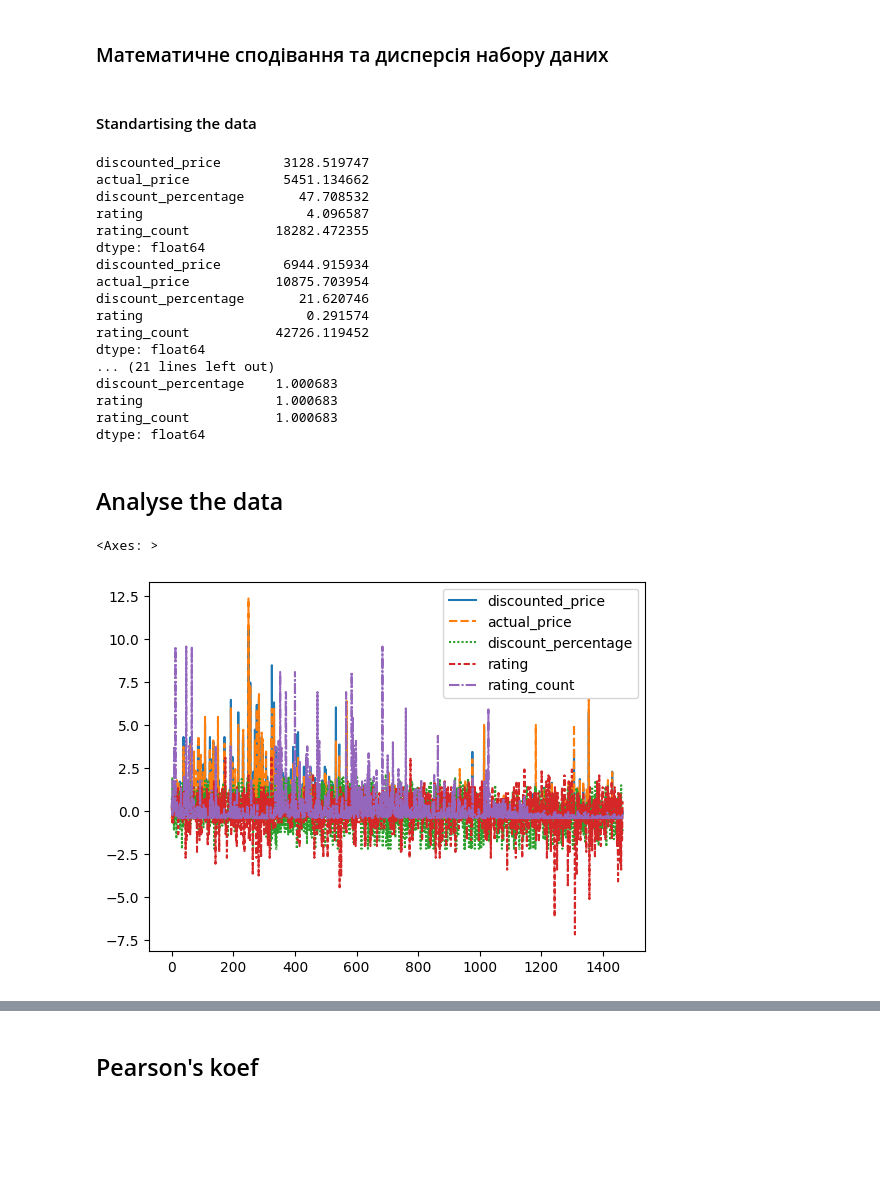
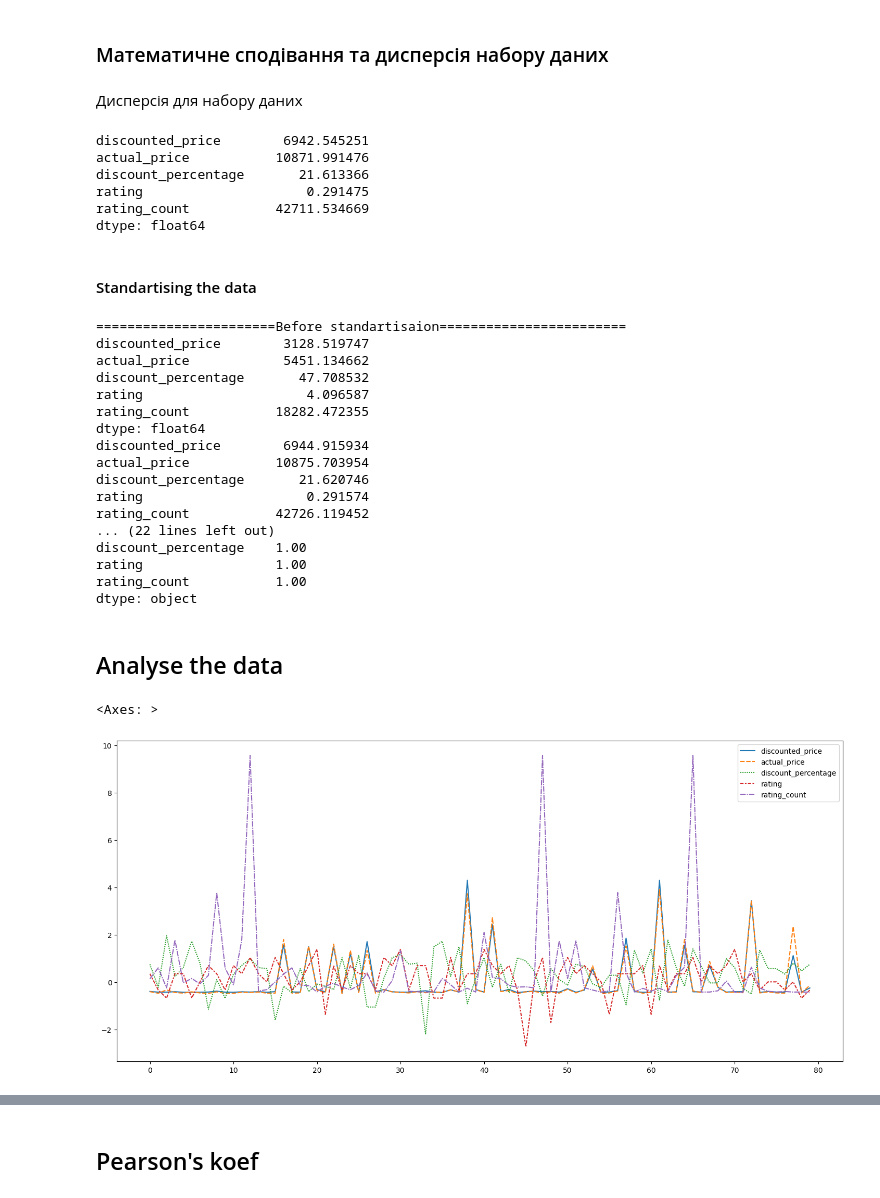
Before and after one commit to JavaConterry/SpecProg-DS-DA, a Jupyter notebook: Course Project/Amazon Sales Analysis.ipynb, the cells around one changed output, grey strips where cells are left out. Drawn from its saved outputs; the diff is of its cells as text; code cells hidden in the pictures; blank space fills up the shorter version.

```diff
--- a/Course Project/Amazon Sales Analysis.ipynb
+++ b/Course Project/Amazon Sales Analysis.ipynb
@@ -5,6 +5,7 @@ import pandas as pd
 import math
 # %%
 df = pd.read_csv("amazon.csv")
+df['category'] = df['category'].str.split('|').str[1]
 print(df)
 # %% [output]
       product_id                                       product_name  \
@@ -40,6 +42,6 @@ True
 df = df.fillna(method="bfill")
 # %%
-num_df = df.iloc[:, 3:8]
+num_df = df.iloc[:, 2:8]
 spec_idx = num_df[num_df['rating'] == "|"].index[0]
 num_df.iloc[spec_idx] = num_df.iloc[spec_idx-1]
 num_df
@@ -121,16 +122,28 @@ df_ten.style.pipe(min_max_style)
 # %% [markdown]
 ### Математичне сподівання та дисперсія набору даних
+# %% [markdown]
+Дисперсія для набору даних
+# %%
+def mean(df_col):
+    return df_col.sum()/len(df_col)
+def standart_diviation(df_col):   # <--- Dispersion
+    mean_f = mean(df_col)
+    sum_of_the_squered_differences = 0
+    for i in range(len(df_col)):
+        sum_of_the_squered_differences += (df_col[i]-mean_f)**2
+    return math.sqrt(sum_of_the_squered_differences/len(df_col))
+
+num_df.iloc[:,1:].apply(standart_diviation)
+# %% [output]
+discounted_price        6942.545251
+actual_price           10871.991476
+discount_percentage       21.613366
+rating                     0.291475
+rating_count           42711.534669
+dtype: float64
 # %% [markdown]
 #### Standartising the data
 # %%
-def mean(df_col):
-    return df_col.sum()/len(df_col)
-def standart_diviation(df_col):
-    mean_f = mean(df_col)
-    sum_of_the_squered_differences = 0
-    for i in range(len(df_col)):
-        sum_of_the_squered_differences += (df_col[i]-mean_f)**2
-    return math.sqrt(sum_of_the_squered_differences/len(df_col))
 def standartise(df_column):
     return (df_column-mean(df_column)) / standart_diviation(df_column)
 
@@ -141,14 +154,17 @@ std_num_df ['rating'] = standartise(num_df['rating'])
 std_num_df ['discount_percentage'] = standartise(num_df['discount_percentage'])
 std_num_df ['rating_count'] = standartise(num_df['rating_count'])
 
+
+print("=======================Before standartisaion========================")
 print(num_df.mean())
 print(num_df.std())
 print(num_df.var())
-print("===============================================================")
-print(std_num_df.mean())
-print(std_num_df.std())
-print(std_num_df.var())
+print("=======================After standartisaion========================")
+print(std_num_df.mean().apply(lambda x: "{:.2f}".format(x)))
+print(std_num_df.std().apply(lambda x: "{:.2f}".format(x)))
+print(std_num_df.var().apply(lambda x: "{:.2f}".format(x)))
 # %% [output]
+=======================Before standartisaion========================
 discounted_price        3128.519747
 actual_price            5451.134662
 discount_percentage       47.708532
@@ -160,12 +176,11 @@ actual_price           10875.703954
 discount_percentage       21.620746
 rating                     0.291574
 rating_count           42726.119452
-dtype: float64
-... (21 lines left out)
-discount_percentage    1.000683
-rating                 1.000683
-rating_count           1.000683
-dtype: float64
+... (22 lines left out)
+discount_percentage    1.00
+rating                 1.00
+rating_count           1.00
+dtype: object
 # %% [markdown]
 ## Analyse the data
 # %%
@@ -173,5 +189,6 @@ import seaborn as sns
 # %%
-sns.lineplot(std_num_df)
+plt.figure(figsize=(18,8))
+sns.lineplot(std_num_df.head(80))
 # %% [output]
 <Axes: >
-[figure, old version]
+[figure, new version]
```
Also changed, not shown: parts of 24 cells of this notebook, 1 other file.
